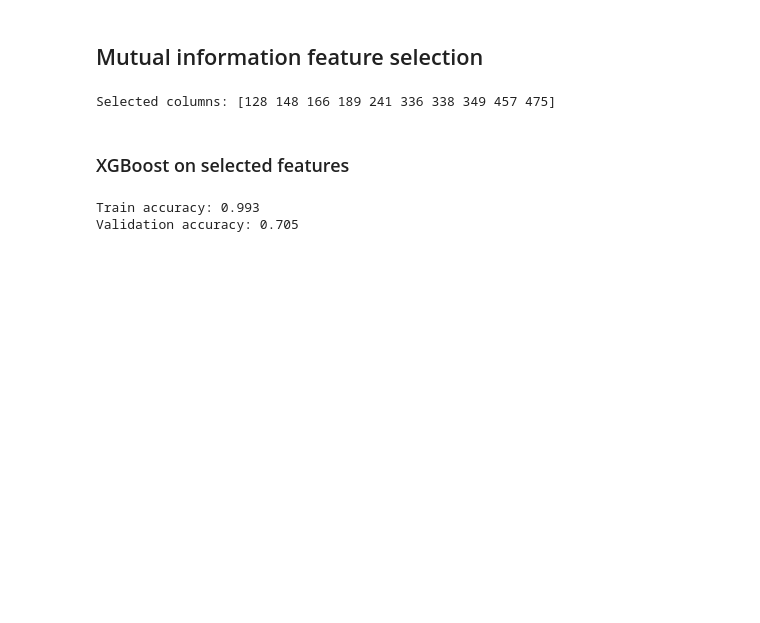
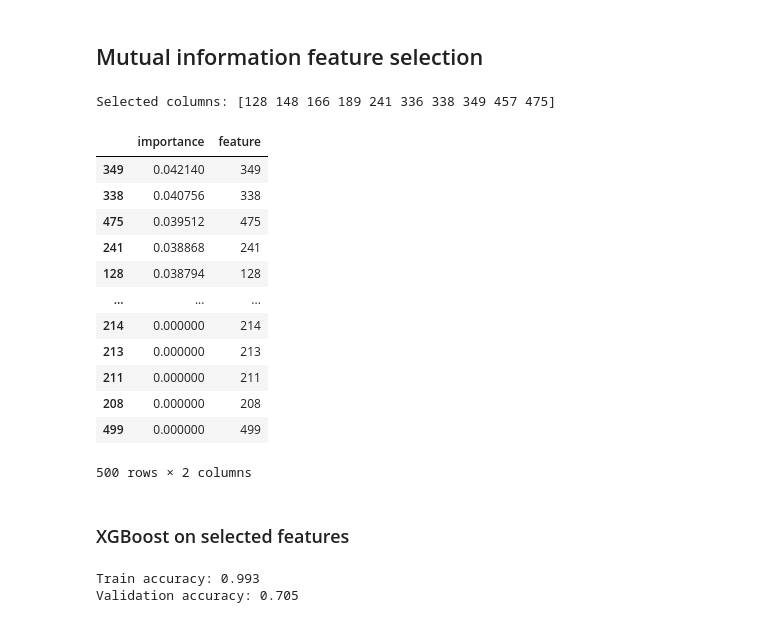
Before and after one commit to mstaczek/Feature-Selection-methods-project, a Jupyter notebook: artificial_testing.ipynb, the cells around one changed output. Saved outputs shown, nothing was run; the diff lists cells and outputs as text; code cells hidden in the pictures; blank space fills up the shorter version.

```diff
--- a/artificial_testing.ipynb
+++ b/artificial_testing.ipynb
@@ -50,6 +66,25 @@ selected_columns = selector.get_support(indices=True)
 print(f'Selected columns: {selected_columns}')
 # %% [output]
 Selected columns: [128 148 166 189 241 336 338 349 457 475]
+# %%
+importances = mutual_info_classif_partial(X_train_scaled, y_train)
+importances_df = pd.DataFrame({'importance': importances, 'feature': X_train.columns})
+importances_df.sort_values(by='importance', ascending=False, inplace=True)
+importances_df
+# %% [output]
+|  | importance | feature |
+| 349 | 0.042140 | 349 |
+| 338 | 0.040756 | 338 |
+| 475 | 0.039512 | 475 |
+| 241 | 0.038868 | 241 |
+| 128 | 0.038794 | 128 |
+| ... | ... | ... |
+| 214 | 0.000000 | 214 |
+| 213 | 0.000000 | 213 |
+| 211 | 0.000000 | 211 |
+| 208 | 0.000000 | 208 |
+| 499 | 0.000000 | 499 |
+500 rows × 2 columns
 # %% [markdown]
 ### XGBoost on selected features
 # %%
```
Also changed, not shown: parts of 2 cells of this notebook, 3 other files.
